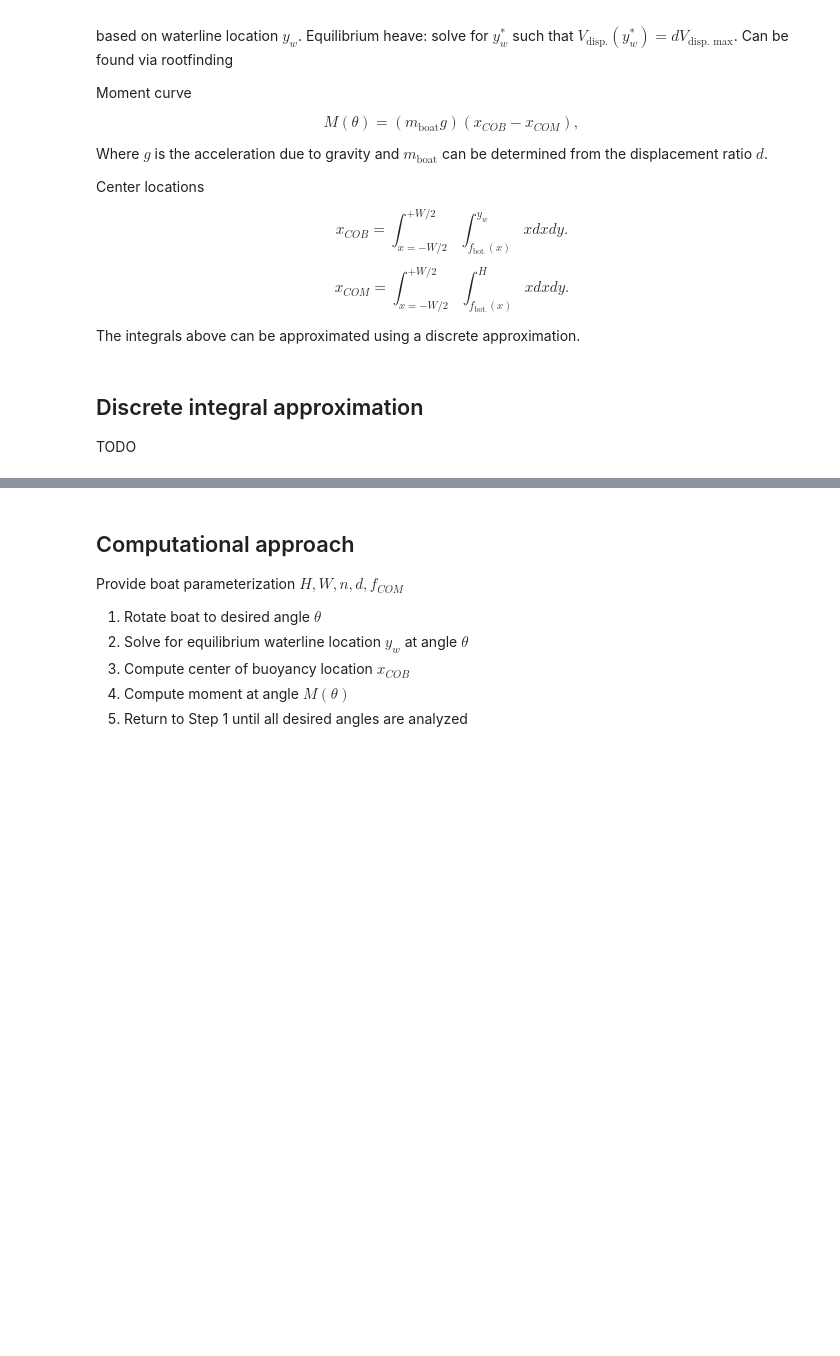
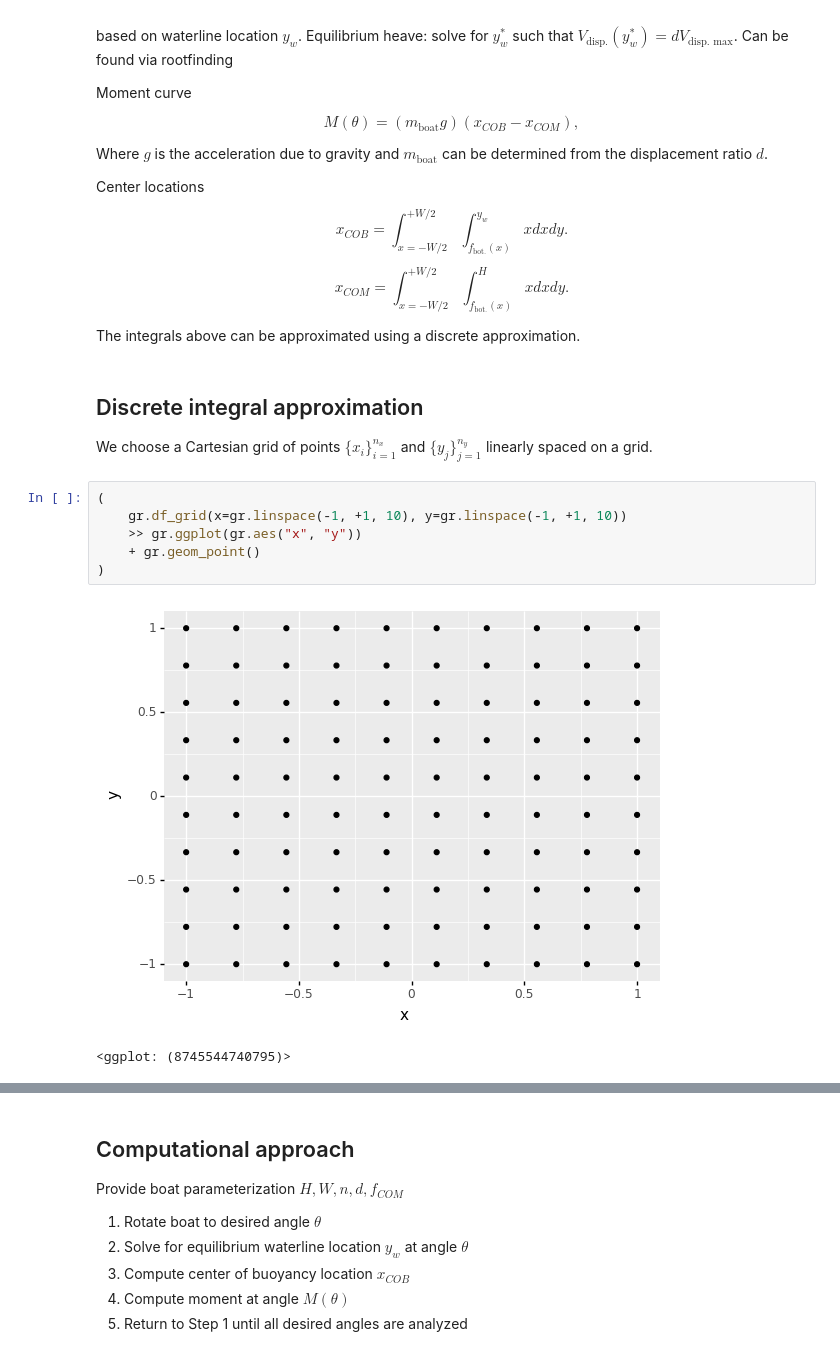
Before and after one commit to zdelrosario/boat-stability, a Jupyter notebook: siam-ch.ipynb, the cells around one changed output, grey strips where cells are left out. Saved outputs shown, nothing was run; the diff lists cells and outputs as text; blank space fills up the shorter version.

```diff
--- a/siam-ch.ipynb
+++ b/siam-ch.ipynb
@@ -90,7 +90,16 @@ $$x_{COB} = \int_{x=-W/2}^{+W/2} \int_{f_{\text{bot.}}(x)}^{y_w} x dx dy.$$
 $$x_{COM} = \int_{x=-W/2}^{+W/2} \int_{f_{\text{bot.}}(x)}^{H} x dx dy.$$
 
 The integrals above can be approximated using a discrete approximation.
-# %% [markdown]
-## Discrete integral approximation
-
-TODO
+# %% [markdown]
+## Discrete integral approximation
+
+We choose a Cartesian grid of points $\{x_i\}_{i=1}^{n_x}$ and $\{y_j\}_{j=1}^{n_y}$ linearly spaced on a grid.
+# %%
+(
+    gr.df_grid(x=gr.linspace(-1, +1, 10), y=gr.linspace(-1, +1, 10))
+    >> gr.ggplot(gr.aes("x", "y"))
+    + gr.geom_point()
+)
+# %% [output]
+[figure, added]
+<ggplot: (8745544740795)>
```
Also changed, not shown: parts of 22 cells of this notebook.
